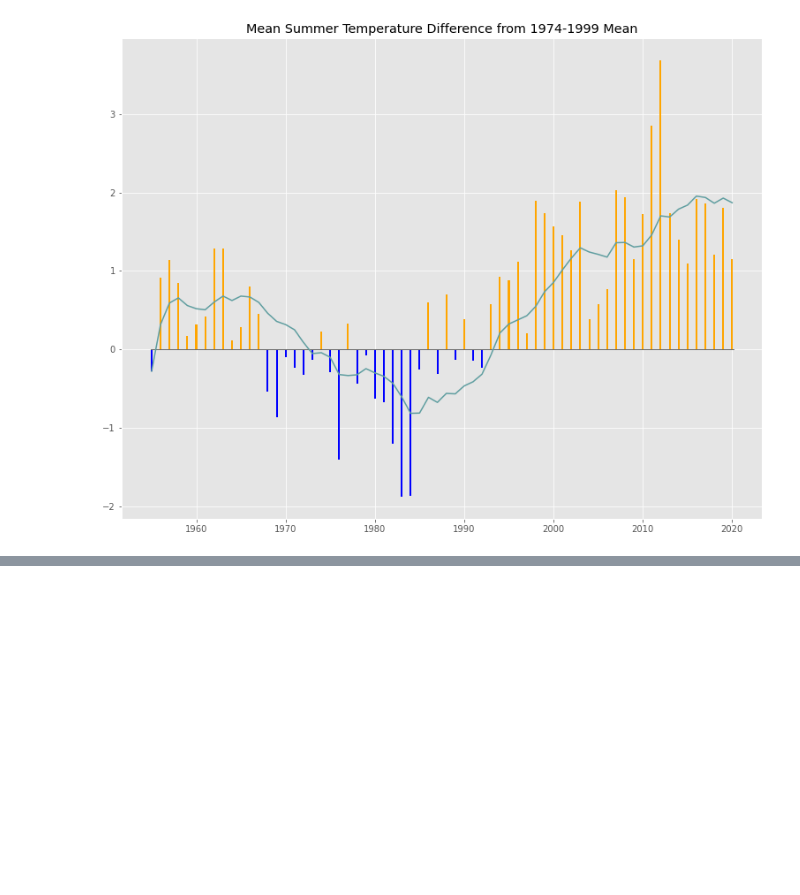
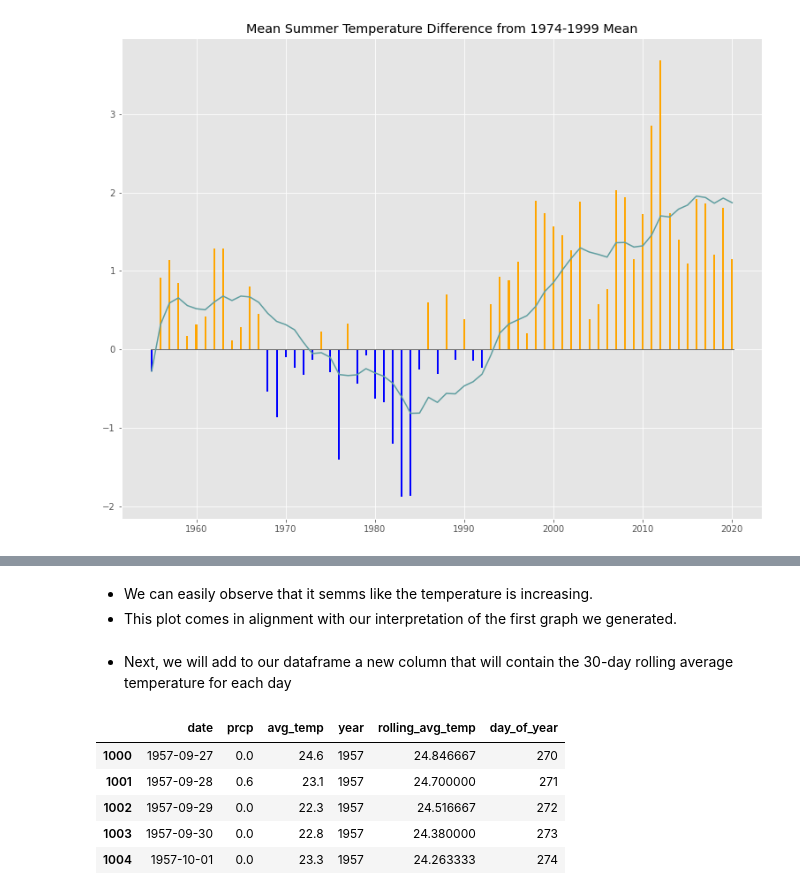
Before and after one commit to giorgossideris/athens_weather_analysis, a Jupyter notebook: weather_analysis.ipynb, the cells around one changed output, grey strips where cells are left out. Cells and saved outputs as stored; diff of their text form; code cells hidden in the pictures; blank space fills up the shorter version.

```diff
--- a/weather_analysis.ipynb
+++ b/weather_analysis.ipynb
@@ -434,0 +474,15 @@ All the above observations can be explained by the increased human activity the
+# %% [markdown]
+* We can easily observe that it semms like the temperature is increasing.
+* This plot comes in alignment with our interpretation of the first graph we generated.
+# %% [markdown]
+* Next, we will add to our dataframe a new column that will contain the 30-day rolling average temperature for each day
+# %%
+df["rolling_avg_temp"] = df["avg_temp"].rolling(30, min_periods=1).mean()
+df[1000:1005]
+# %% [output]
+|  | date | prcp | avg_temp | year | rolling_avg_temp | day_of_year |
+| 1000 | 1957-09-27 | 0.0 | 24.6 | 1957 | 24.846667 | 270 |
+| 1001 | 1957-09-28 | 0.6 | 23.1 | 1957 | 24.700000 | 271 |
+| 1002 | 1957-09-29 | 0.0 | 22.3 | 1957 | 24.516667 | 272 |
+| 1003 | 1957-09-30 | 0.0 | 22.8 | 1957 | 24.380000 | 273 |
+| 1004 | 1957-10-01 | 0.0 | 23.3 | 1957 | 24.263333 | 274 |
```
Also changed, not shown: parts of 24 cells of this notebook.
